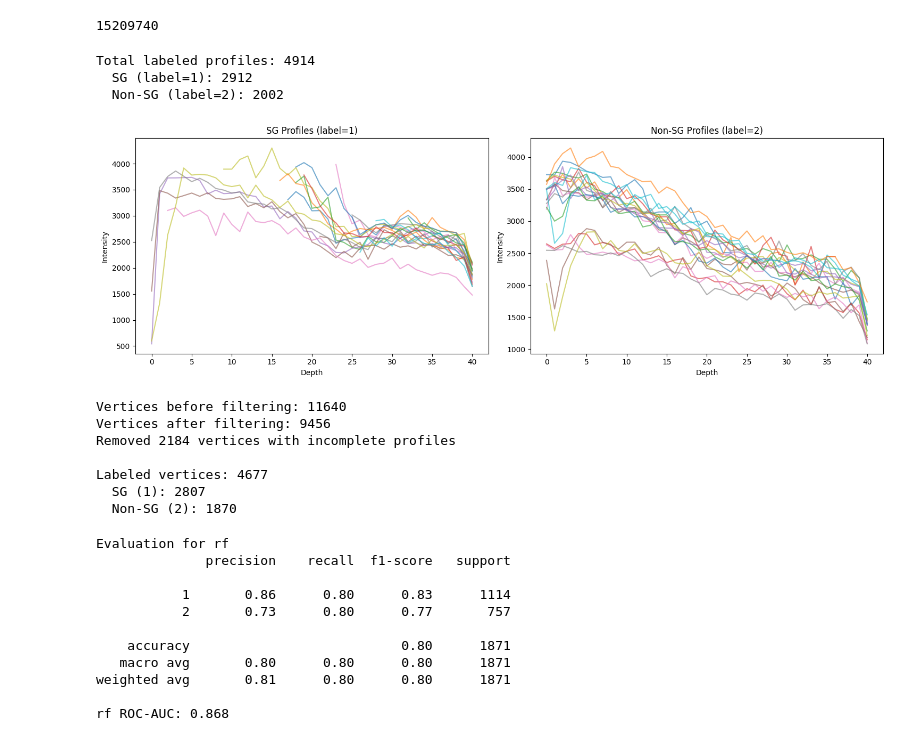
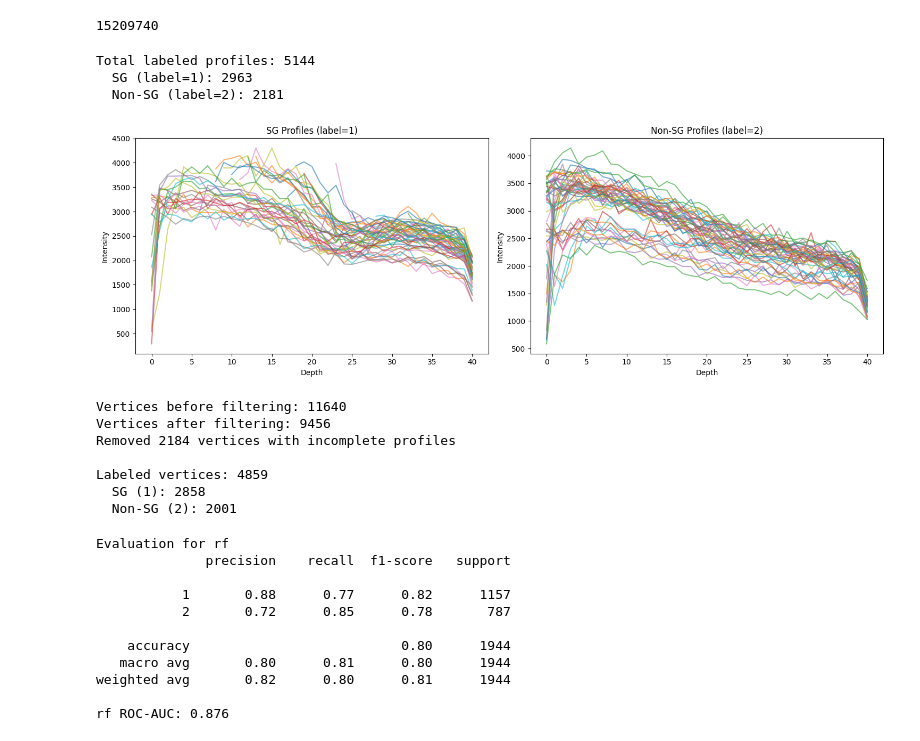
Before and after one commit to ritvik-bharamgoudar/SG-Detection-Pipeline, a Jupyter notebook: labelled_vox2vert.ipynb, the cells around one changed output. Saved outputs shown, nothing was run; the diff lists cells and outputs as text; code cells hidden in the pictures.

```diff
--- a/labelled_vox2vert.ipynb
+++ b/labelled_vox2vert.ipynb
@@ -74,7 +73,7 @@ Voxel indices shape: (15209740, 3)
 Voxel RAS coordinates shape: (15209740, 3)
 Intensities shape: (15209740,)
 # %%
-SGmask = nib.load('raw_data/SG_mask_100um.nii.gz')
+SGmask = nib.load('raw_data/SG_mask_100um_extra_labels.nii.gz')
 print(f"Volume Shape: {SGmask.shape}")
 SGlabels = SGmask.get_fdata().reshape(-1)
 print(f"labels shape: {SGlabels.shape}")
@@ -159,69 +159,67 @@ import matplotlib.pyplot as plt
 labeled_profiles = profiles[profiles['label'] != 0].copy()
 
 print(f"Total labeled profiles: {len(labeled_profiles)}")
 print(f"  SG (label=1): {(labeled_profiles['label'] == 1).sum()}")
 print(f"  Non-SG (label=2): {(labeled_profiles['label'] == 2).sum()}")
 
 # Plot first 20 SG profiles
 sg_profiles = labeled_profiles[labeled_profiles['label'] == 1]
 depth_cols = list(range(41))  # Depths 0-40
 
 fig, (ax1, ax2) = plt.subplots(1, 2, figsize=(15, 5))
 
 # SG profiles
-for i, (vertex_id, row) in enumerate(sg_profiles.head(20).iterrows()):
+for i, (vertex_id, row) in enumerate(sg_profiles.head(50).iterrows()):
     intensities = row[depth_cols].values
     ax1.plot(intensities, alpha=0.6, label=f'v{vertex_id}')
 ax1.set_title('SG Profiles (label=1)')
 ax1.set_xlabel('Depth')
 ax1.set_ylabel('Intensity')
 
 # Non-SG profiles
 non_sg_profiles = labeled_profiles[labeled_profiles['label'] == 2]
-for i, (vertex_id, row) in enumerate(non_sg_profiles.head(20).iterrows()):
+for i, (vertex_id, row) in enumerate(non_sg_profiles.head(50).iterrows()):
     intensities = row[depth_cols].values
     ax2.plot(intensities, alpha=0.6, label=f'v{vertex_id}')
 ax2.set_title('Non-SG Profiles (label=2)')
 ax2.set_xlabel('Depth')
 ax2.set_ylabel('Intensity')
 
 plt.tight_layout()
 plt.show()
 # %% [output]
-Total labeled profiles: 4914
-  SG (label=1): 2912
-  Non-SG (label=2): 2002
+Total labeled profiles: 5144
+  SG (label=1): 2963
+  Non-SG (label=2): 2181
-[figure, old version]
+[figure, new version]
 # %%
 
-# Extract middle depths (6-34)
+# Extract middle depths (6-34) artefacts at boundaries and not important
 middle_depths = list(range(6, 35))
 
 # Create feature_df
 feature_df = profiles[middle_depths].copy()
 feature_df.insert(0, 'col_id', profiles.index)  # Add vertex_id as 'col_id' column
 
-# Remove vertices with any NaN in middle depths
+# Remove vertices with NaN in middle depths
 n_before = len(feature_df)
 feature_df = feature_df.dropna(subset=middle_depths)
 n_after = len(feature_df)
 
-print(f"Vertices before filtering: {n_before}")
-print(f"Vertices after filtering: {n_after}")
-print(f"Removed {n_before - n_after} vertices with incomplete profiles")
+print(f"before: {n_before} after: {n_after}")
 
-# Create label_dict
+# Create label dict
 label_dict = profiles['label'].to_dict()
 
-# ADD LABEL COLUMN HERE
+# add label column to features
 feature_df['label'] = feature_df['col_id'].map(profiles['label']).fillna(0)
 
-# Now filter out label=0
+# Filter out label=0 (unlabelled in the mask)
 feature_df_labeled = feature_df[feature_df['label'] != 0].copy()
 
 print(f"\nLabeled vertices: {len(feature_df_labeled)}")
-print(f"  SG (1): {(feature_df_labeled['label'] == 1).sum()}")
-print(f"  Non-SG (2): {(feature_df_labeled['label'] == 2).sum()}")
+print(f"  SG: {(feature_df_labeled['label'] == 1).sum()}")
+print(f"  Non-SG: {(feature_df_labeled['label'] == 2).sum()}")
 
 # Create label_dict from labeled data only
 label_dict_filtered = feature_df_labeled.set_index('col_id')['label'].to_dict()
@@ -230,9 +228,9 @@ Vertices before filtering: 11640
 Vertices after filtering: 9456
 Removed 2184 vertices with incomplete profiles
 
-Labeled vertices: 4677
-  SG (1): 2807
-  Non-SG (2): 1870
+Labeled vertices: 4859
+  SG (1): 2858
+  Non-SG (2): 2001
 # %%
 # Train with raw intensities
 from src.classifier_training import prepare_training_data, train_rf_model, evaluate_model
@@ -249,14 +247,14 @@ preds, probs = evaluate_model(rf_model, X_test_scaled, y_test, model_name='rf')
 Evaluation for rf
               precision    recall  f1-score   support
 
-           1       0.86      0.80      0.83      1114
-           2       0.73      0.80      0.77       757
+           1       0.88      0.77      0.82      1157
+           2       0.72      0.85      0.78       787
 
-    accuracy                           0.80      1871
-   macro avg       0.80      0.80      0.80      1871
-weighted avg       0.81      0.80      0.80      1871
+    accuracy                           0.80      1944
+   macro avg       0.80      0.81      0.80      1944
+weighted avg       0.82      0.80      0.81      1944
 
-rf ROC-AUC: 0.868
+rf ROC-AUC: 0.876
 # %%
 import matplotlib.pyplot as plt
 
```
Also changed, not shown: parts of 8 cells of this notebook, 1 other file.
